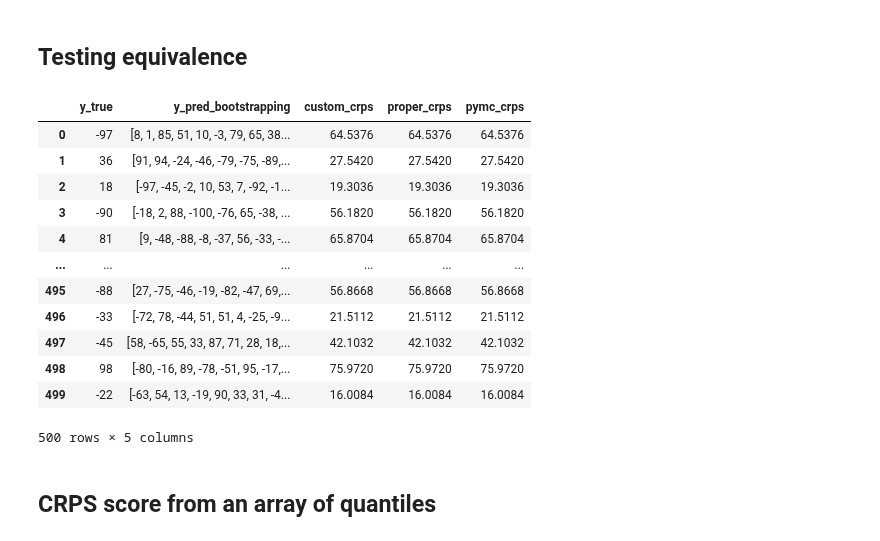
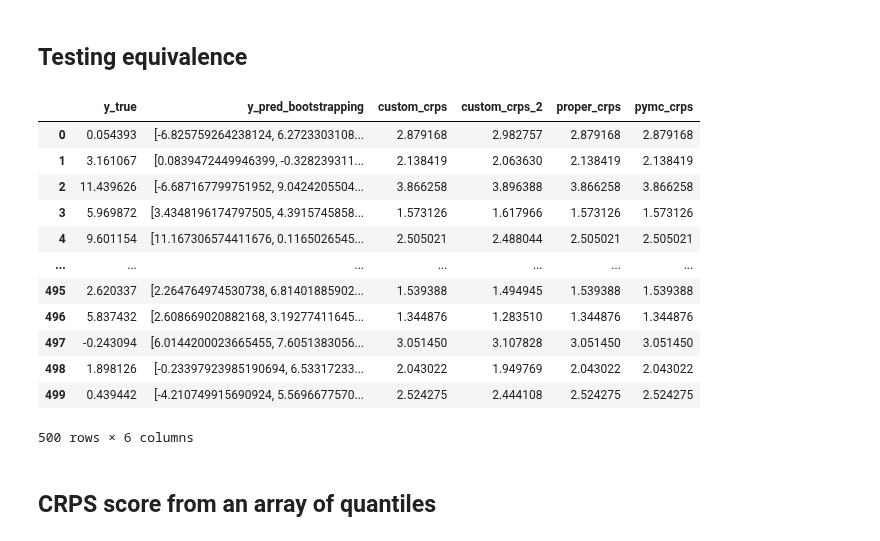
Before and after one commit to skforecast/skforecast, a Jupyter notebook: dev/crps_metric.ipynb, the cells around one changed output. Drawn from its saved outputs; the diff is of its cells as text; code cells hidden in the pictures.

```diff
--- a/dev/crps_metric.ipynb
+++ b/dev/crps_metric.ipynb
@@ -29,7 +37,7 @@ En Skforecast hay varias opciones para obtener previsiones probabilísticas; dos
 
 import numpy as np
 
-def crps_emprical(
+def crps_empirical(
     y_truth: float,
     y_pred: np.ndarray,
     sample_weight = None,
@@ -70,9 +78,9 @@ def crps_emprical(
 
 
 y_true = 5
-y_pred = np.random.normal(5, 5, 250)
+y_pred = np.random.normal(5, 5, 20)
 
-crps_emprical(
+crps_empirical(
     y_true,
     y_pred
 )
@@ -111,35 +230,36 @@ WARNING (pytensor.tensor.blas): Using NumPy C-API based implementation for BLAS
 # %%
 import pandas as pd
 
 rng = np.random.default_rng(123)
 n = 500
 df = pd.DataFrame({
-    'y_true': rng.integers(-100, 100, 500),
-    'y_pred_bootstrapping': [rng.integers(-100, 100, 50) for _ in range(n)]
+    'y_true': rng.normal(5, 5, n),
+    'y_pred_bootstrapping': [rng.normal(5, 5, 50) for _ in range(n)]
 })
 
-df['custom_crps'] = df.apply(lambda x: crps_emprical(x['y_true'], x['y_pred_bootstrapping']), axis=1)
+df['custom_crps'] = df.apply(lambda x: crps_empirical(x['y_true'], x['y_pred_bootstrapping']), axis=1)
+df['custom_crps_2'] = df.apply(lambda x: crps_empirical_2(x['y_true'], x['y_pred_bootstrapping']), axis=1)
 df['proper_crps'] = df.apply(lambda x: ps.crps_ensemble(x['y_true'], x['y_pred_bootstrapping']), axis=1)
 df['pymc_crps'] = df.apply(lambda x: crps(x['y_true'], x['y_pred_bootstrapping'].reshape(-1, 1)), axis=1)
 
 assert np.allclose(df['custom_crps'], df['proper_crps'])
 assert np.allclose(df['custom_crps'], df['pymc_crps'])
 
 df
 # %% [output]
-|  | y_true | y_pred_bootstrapping | custom_crps | proper_crps | pymc_crps |
-| 0 | -97 | [8, 1, 85, 51, 10, -3, 79, 65, 38... | 64.5376 | 64.5376 | 64.5376 |
-| 1 | 36 | [91, 94, -24, -46, -79, -75, -89,... | 27.5420 | 27.5420 | 27.5420 |
-| 2 | 18 | [-97, -45, -2, 10, 53, 7, -92, -1... | 19.3036 | 19.3036 | 19.3036 |
-| 3 | -90 | [-18, 2, 88, -100, -76, 65, -38, ... | 56.1820 | 56.1820 | 56.1820 |
-| 4 | 81 | [9, -48, -88, -8, -37, 56, -33, -... | 65.8704 | 65.8704 | 65.8704 |
-| ... | ... | ... | ... | ... | ... |
-| 495 | -88 | [27, -75, -46, -19, -82, -47, 69,... | 56.8668 | 56.8668 | 56.8668 |
-| 496 | -33 | [-72, 78, -44, 51, 51, 4, -25, -9... | 21.5112 | 21.5112 | 21.5112 |
-| 497 | -45 | [58, -65, 55, 33, 87, 71, 28, 18,... | 42.1032 | 42.1032 | 42.1032 |
-| 498 | 98 | [-80, -16, 89, -78, -51, 95, -17,... | 75.9720 | 75.9720 | 75.9720 |
-| 499 | -22 | [-63, 54, 13, -19, 90, 33, 31, -4... | 16.0084 | 16.0084 | 16.0084 |
+|  | y_true | y_pred_bootstrapping | custom_crps | custom_crps_2 | proper_crps | pymc_crps |
+| 0 | 0.054393 | [-6.825759264238124, 6.2723303108... | 2.879168 | 2.982757 | 2.879168 | 2.879168 |
+| 1 | 3.161067 | [0.0839472449946399, -0.328239311... | 2.138419 | 2.063630 | 2.138419 | 2.138419 |
+| 2 | 11.439626 | [-6.687167799751952, 9.0424205504... | 3.866258 | 3.896388 | 3.866258 | 3.866258 |
+| 3 | 5.969872 | [3.4348196174797505, 4.3915745858... | 1.573126 | 1.617966 | 1.573126 | 1.573126 |
+| 4 | 9.601154 | [11.167306574411676, 0.1165026545... | 2.505021 | 2.488044 | 2.505021 | 2.505021 |
+| ... | ... | ... | ... | ... | ... | ... |
+| 495 | 2.620337 | [2.264764974530738, 6.81401885902... | 1.539388 | 1.494945 | 1.539388 | 1.539388 |
+| 496 | 5.837432 | [2.608669020882168, 3.19277411645... | 1.344876 | 1.283510 | 1.344876 | 1.344876 |
+| 497 | -0.243094 | [6.0144200023665455, 7.6051383056... | 3.051450 | 3.107828 | 3.051450 | 3.051450 |
+| 498 | 1.898126 | [-0.23397923985190694, 6.53317233... | 2.043022 | 1.949769 | 2.043022 | 2.043022 |
+| 499 | 0.439442 | [-4.210749915690924, 5.5696677570... | 2.524275 | 2.444108 | 2.524275 | 2.524275 |
-500 rows × 5 columns
+500 rows × 6 columns
 # %% [markdown]
 ## CRPS score from an array of quantiles
 # %%
```
Also changed, not shown: parts of 8 cells of this notebook.
